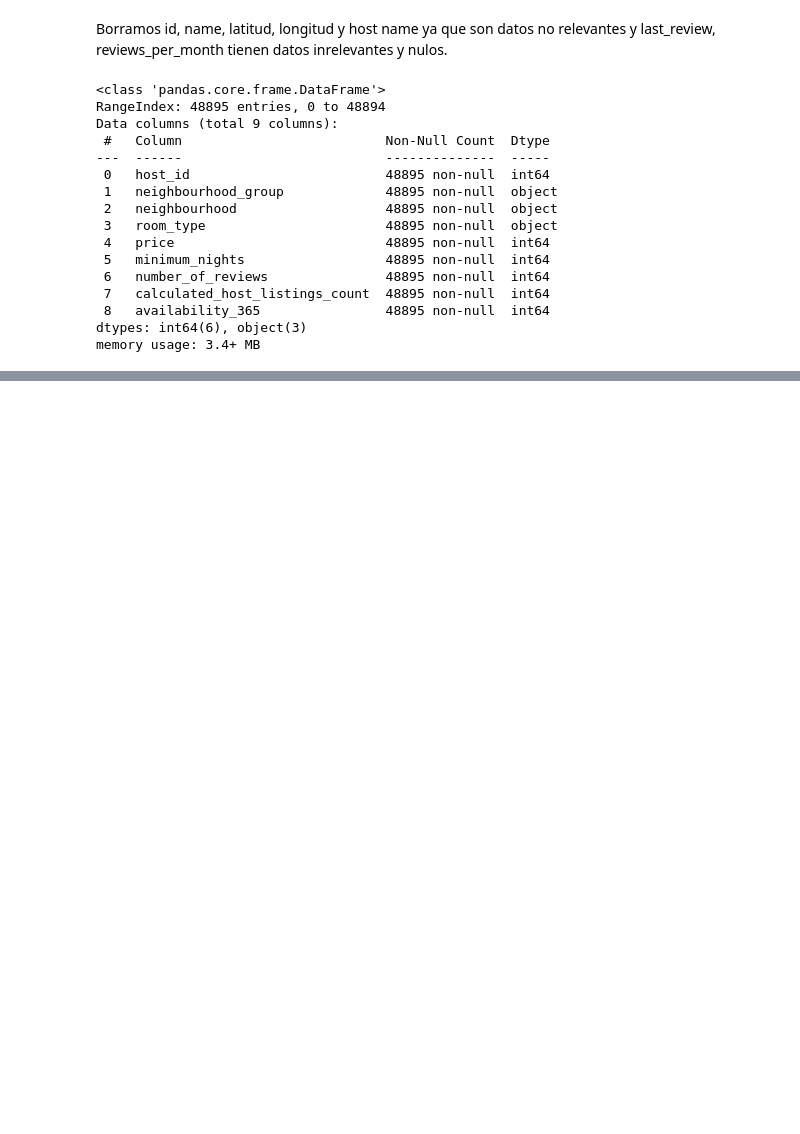
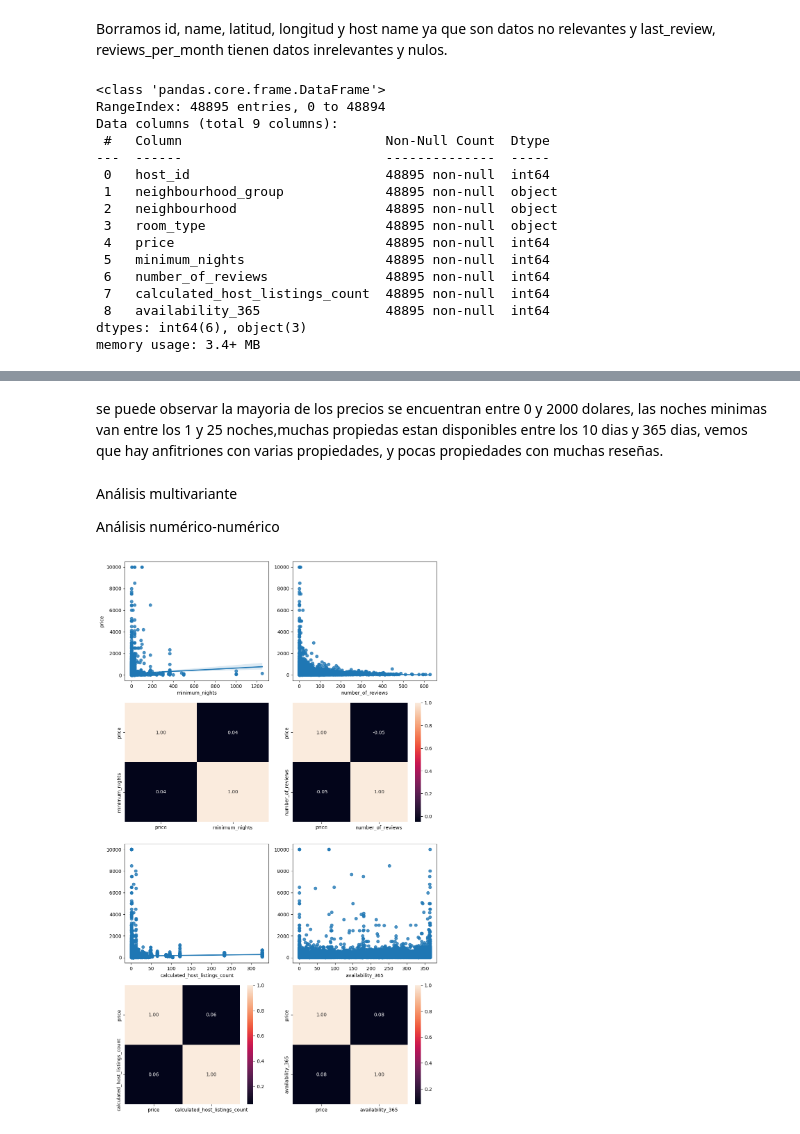
Before and after one commit to 4GeeksAcademy/0204machine-learning-python-template, a Jupyter notebook: src/explore.ipynb, the cells around one changed output, grey strips where cells are left out. Drawn from its saved outputs; the diff is of its cells as text; code cells hidden in the pictures; blank space fills up the shorter version.

```diff
--- a/src/explore.ipynb
+++ b/src/explore.ipynb
@@ -131,0 +170,35 @@ plt.show()
+# %% [markdown]
+se puede observar la mayoria de los precios se encuentran entre 0 y 2000 dolares, las noches minimas van entre los 1 y 25 noches,muchas propiedas estan disponibles entre los 10 dias y  365 dias, vemos que hay anfitriones con varias propiedades, y pocas propiedades con muchas reseñas.
+# %% [markdown]
+Análisis multivariante
+
+Análisis numérico-numérico
+# %%
+import matplotlib.pyplot as plt
+import seaborn as sns
+
+fig, axis = plt.subplots(5, 2, figsize=(10, 20))
+
+
+sns.regplot(ax=axis[0, 0], data=dt, x="minimum_nights", y="price")
+sns.heatmap(dt[["price", "minimum_nights"]].corr(), annot=True, fmt=".2f", ax=axis[1, 0], cbar=False)
+
+
+sns.regplot(ax=axis[0, 1], data=dt, x="number_of_reviews", y="price").set(ylabel=None)
+sns.heatmap(dt[["price", "number_of_reviews"]].corr(), annot=True, fmt=".2f", ax=axis[1, 1])
+
+
+sns.regplot(ax=axis[2, 0], data=dt, x="calculated_host_listings_count", y="price").set(ylabel=None)
+sns.heatmap(dt[["price", "calculated_host_listings_count"]].corr(), annot=True, fmt=".2f", ax=axis[3, 0]).set(ylabel=None)
+
+sns.regplot(ax=axis[2, 1], data=dt, x="availability_365", y="price").set(ylabel=None)
+sns.heatmap(dt[["price", "availability_365"]].corr(), annot=True, fmt=".2f", ax=axis[3, 1]).set(ylabel=None)
+
+
+fig.delaxes(axis[4, 0])
+fig.delaxes(axis[4, 1])
+
+plt.tight_layout()
+plt.show()
+# %% [output]
+[figure, added]
```
Also changed, not shown: parts of 13 cells of this notebook.
